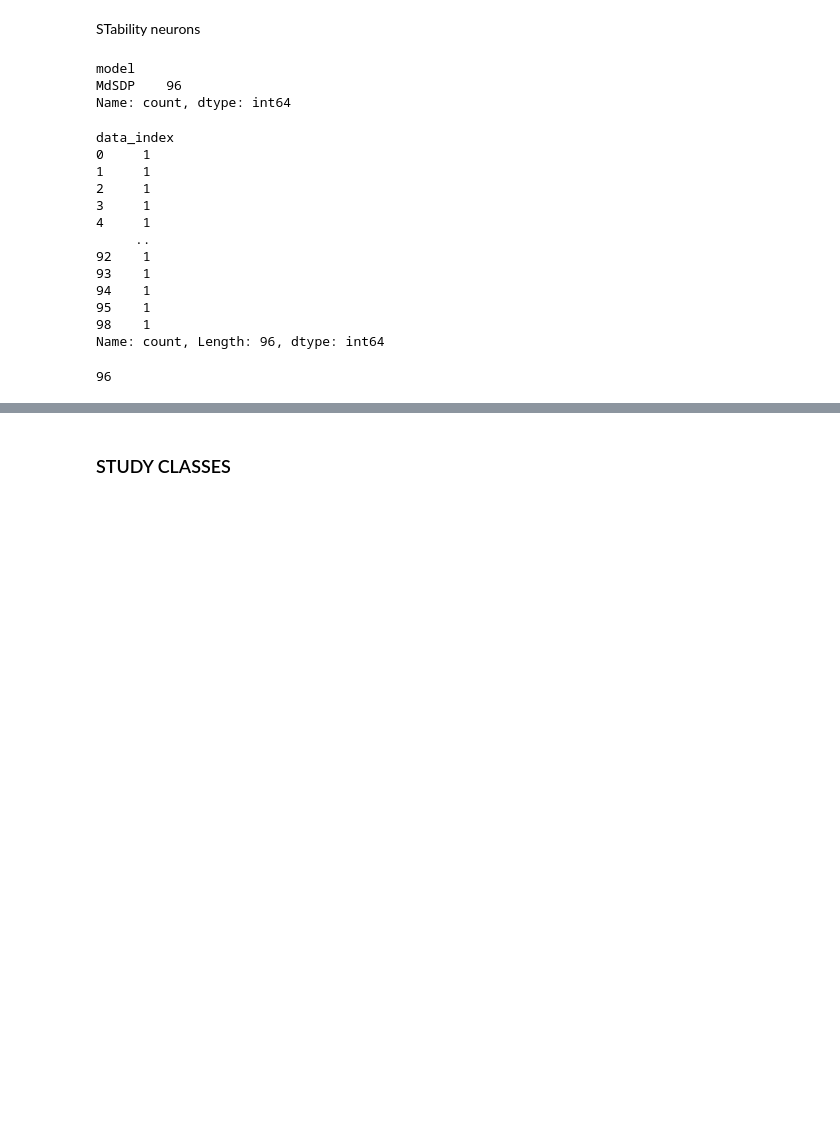
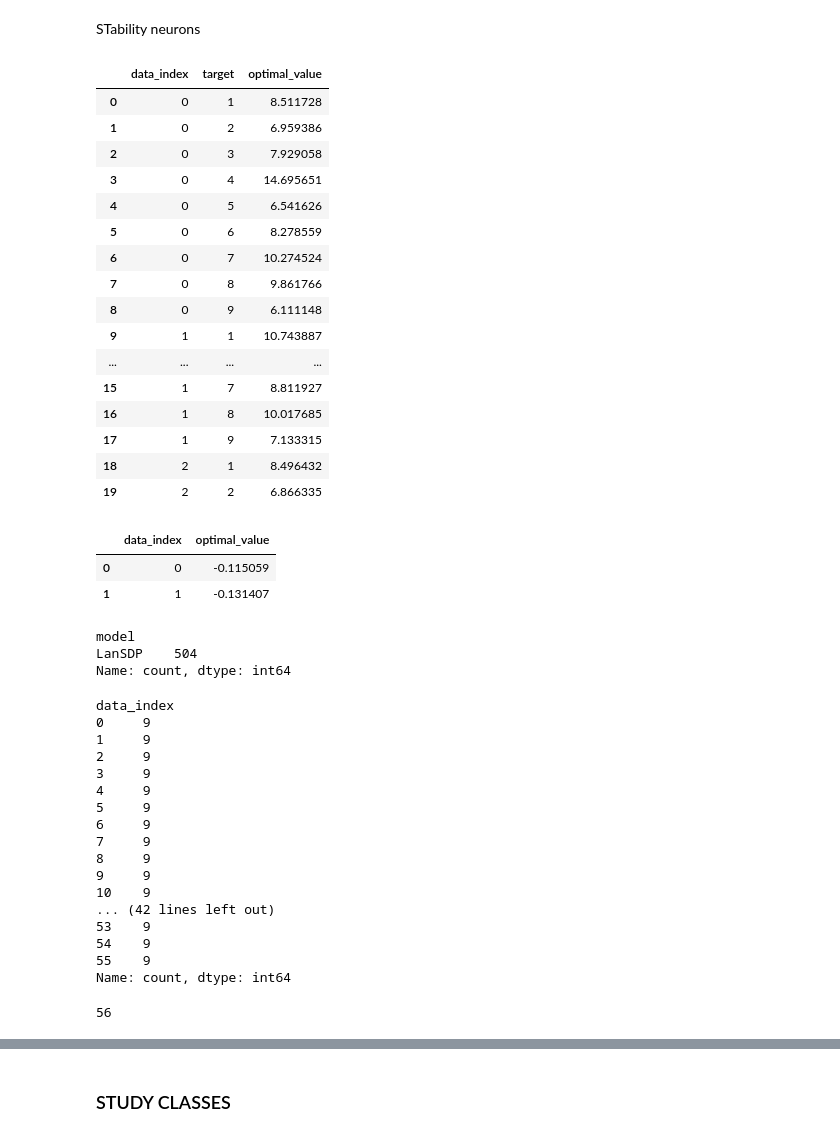
Before and after one commit to ahmedsafi2/FullSDPCertification, a Jupyter notebook: notebooks/benchmark_calculus.ipynb, the cells around one changed output, grey strips where cells are left out. Drawn from its saved outputs; the diff is of its cells as text; code cells hidden in the pictures; blank space fills up the shorter version.

```diff
--- a/notebooks/benchmark_calculus.ipynb
+++ b/notebooks/benchmark_calculus.ipynb
@@ -6,10 +6,10 @@ import pandas as pd
 #from tools import get_project_path
 
 ### SDPu-PP-9x100
-tab = pd.read_csv("/share/homes/boyerma/FastSDPCertification/results/benchmark/6x100-0.026/2026_03_30_13h36_38s_SDPu-FP-test-preprocessing-relu-relaxed/results.csv")
+tab_sdpupp = pd.read_csv("/share/homes/boyerma/FastSDPCertification/results/benchmark/6x100-0.026/2026_04_08_15h43_40s_SDPu-PP-RLT=100-bornes-sdpt/results.csv")
 # tab = tab[tab["data_index"]<12].copy()
-# tab2 = pd.read_csv("/share/homes/boyerma/FastSDPCertification/results/benchmark/6x100-0.026/03_18_10h08_07s_SDPu-FP-RLT=100-lower-one-variable-58-99/results.csv")
-# tab3 = pd.read_csv("/share/homes/boyerma/FastSDPCertification/results/benchmark/9x200-0.015/03_06_11h34_39s_SDPt-RLT=10-70-99/results.csv")
+tab_sdpt = pd.read_csv("/share/homes/boyerma/FastSDPCertification/results/benchmark/6x100-0.026/2026_04_08_15h45_44s_SDPt-RLT=10-bornes-sdpt/results.csv")
+tab_sdplayer = pd.read_csv("/share/homes/boyerma/FastSDPCertification/results/benchmark/6x100-0.026/2026_04_08_15h52_22s_SDP-Layer-bornes-sdpt/results.csv")
 # tab4 = pd.read_csv("/share/homes/boyerma/FastSDPCertification/results/benchmark/9x200-0.015/03_09_13h10_06s_SDPt-RLT=10-data=42-59/results.csv")
 # # tab4 = tab4[tab4["data_index"]>58].copy()
 #tab5 = pd.read_csv("/share/homes/boyerma/FastSDPCertification/results/benchmark/9x100-0.026/03_12_22h29_47s_SDPu-PP-RLT=100-81-90/results.csv")
@@ -26,34 +26,64 @@ tab = pd.read_csv("/share/homes/boyerma/FastSDPCertification/results/benchmark/6
 # # # # # # #tab2 = tab2[tab2["data_index"]<79].copy();
 # tab = pd.concat([tab1, tab2]).reset_index(drop=True)
 # tab = tab[tab["data_index"]<100].copy()
-
+tab = tab_sdpt
 #tab = pd.read_csv("/share/homes/boyerma/FastSDPCertification/results/benchmark/fcna-cifar100-0.03137/03_10_15h22_56s_SDPu-FP-RLT=100/results.csv")
+# %%
+tab_sdpt[["data_index", "target", "optimal_value"]].head(20)
+# %% [output]
+|  | data_index | target | optimal_value |
+| 0 | 0 | 1 | 8.511728 |
+| 1 | 0 | 2 | 6.959386 |
+| 2 | 0 | 3 | 7.929058 |
+| 3 | 0 | 4 | 14.695651 |
+| 4 | 0 | 5 | 6.541626 |
+| 5 | 0 | 6 | 8.278559 |
+| 6 | 0 | 7 | 10.274524 |
+| 7 | 0 | 8 | 9.861766 |
+| 8 | 0 | 9 | 6.111148 |
+| 9 | 1 | 1 | 10.743887 |
+| ... | ... | ... | ... |
+| 15 | 1 | 7 | 8.811927 |
+| 16 | 1 | 8 | 10.017685 |
+| 17 | 1 | 9 | 7.133315 |
+| 18 | 2 | 1 | 8.496432 |
+| 19 | 2 | 2 | 6.866335 |
+# %%
+tab_sdpupp[["data_index", "optimal_value"]].head(2)
+# %% [output]
+|  | data_index | optimal_value |
+| 0 | 0 | -0.115059 |
+| 1 | 1 | -0.131407 |
 # %%
 tab["model"].value_counts()
 # %% [output]
 model
-MdSDP    96
+LanSDP    504
 Name: count, dtype: int64
 # %%
 tab["data_index"].value_counts().sort_values()
 # %% [output]
 data_index
-0     1
-1     1
-2     1
-3     1
-4     1
-     ..
-92    1
-93    1
-94    1
-95    1
-98    1
-Name: count, Length: 96, dtype: int64
+0     9
+1     9
+2     9
+3     9
+4     9
+5     9
+6     9
+7     9
+8     9
+9     9
+10    9
+... (42 lines left out)
+53    9
+54    9
+55    9
+Name: count, dtype: int64
 # %%
 tab["data_index"].nunique()
 # %% [output]
-96
+56
 # %%
 tab['target'].value_counts()
 # %% [output]
```
Also changed, not shown: parts of 11 cells of this notebook, 3 other files.
